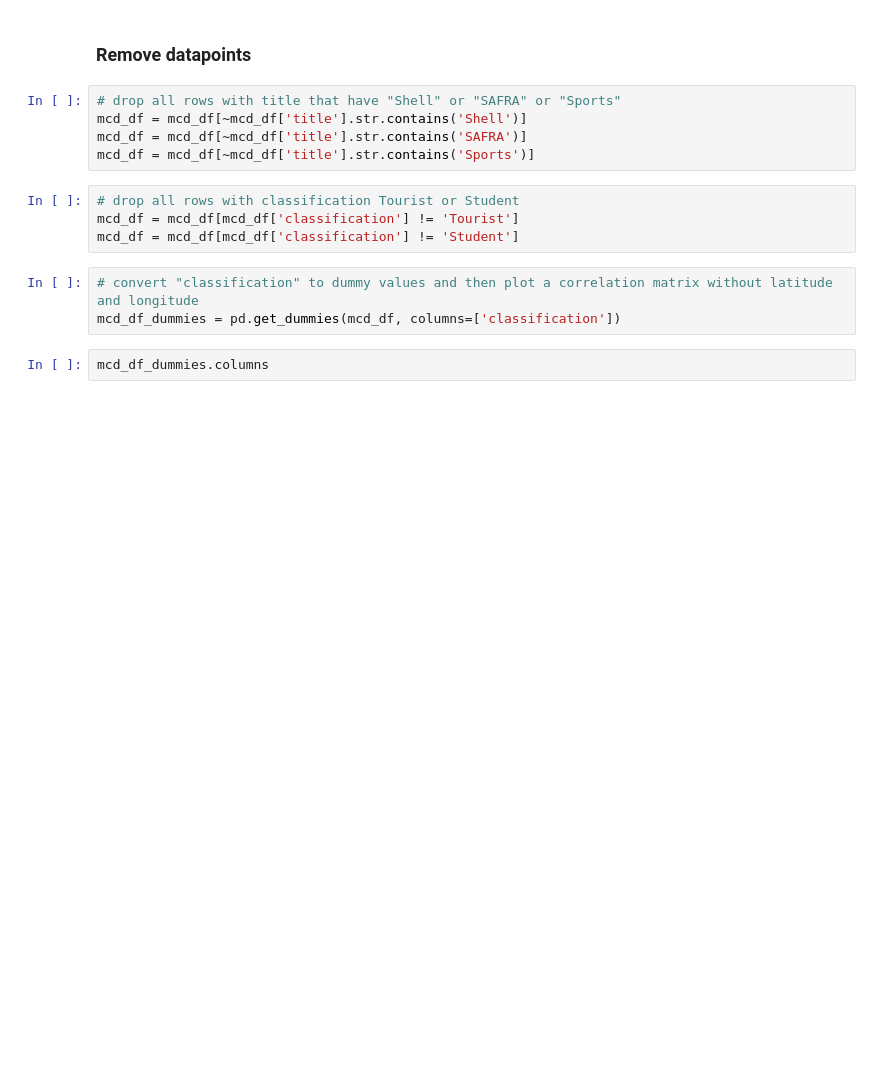
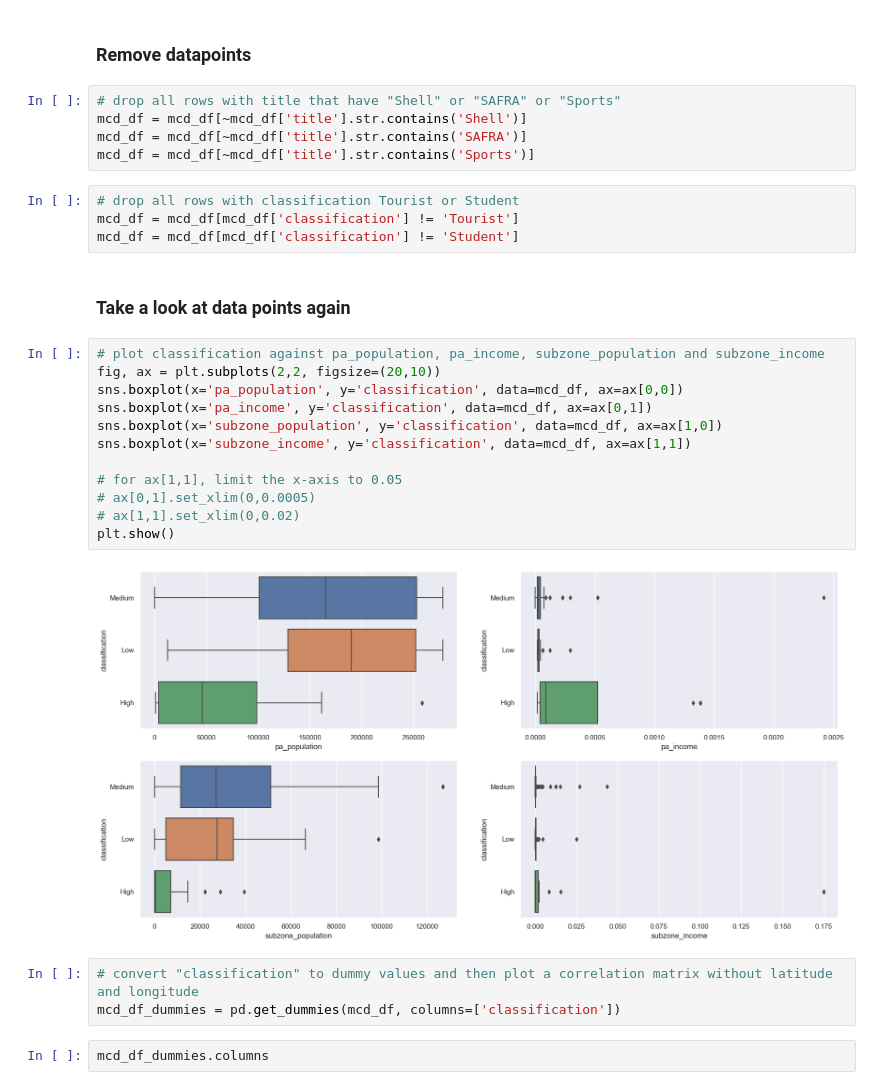
Before and after one commit to NicsLvl/McPredictor, a Jupyter notebook: mcd.ipynb, the cells around one changed output. Saved outputs shown, nothing was run; the diff lists cells and outputs as text; blank space fills up the shorter version.

```diff
--- a/mcd.ipynb
+++ b/mcd.ipynb
@@ -948,6 +960,22 @@ mcd_df = mcd_df[~mcd_df['title'].str.contains('Sports')]
 # drop all rows with classification Tourist or Student
 mcd_df = mcd_df[mcd_df['classification'] != 'Tourist']
 mcd_df = mcd_df[mcd_df['classification'] != 'Student']
+# %% [markdown]
+### Take a look at data points again
+# %%
+# plot classification against pa_population, pa_income, subzone_population and subzone_income
+fig, ax = plt.subplots(2,2, figsize=(20,10))
+sns.boxplot(x='pa_population', y='classification', data=mcd_df, ax=ax[0,0])
+sns.boxplot(x='pa_income', y='classification', data=mcd_df, ax=ax[0,1])
+sns.boxplot(x='subzone_population', y='classification', data=mcd_df, ax=ax[1,0])
+sns.boxplot(x='subzone_income', y='classification', data=mcd_df, ax=ax[1,1])
+
+# for ax[1,1], limit the x-axis to 0.05
+# ax[0,1].set_xlim(0,0.0005)
+# ax[1,1].set_xlim(0,0.02)
+plt.show()
+# %% [output]
+[figure, added]
 # %%
 # convert "classification" to dummy values and then plot a correlation matrix without latitude and longitude
 mcd_df_dummies = pd.get_dummies(mcd_df, columns=['classification'])
```
Also changed, not shown: parts of 29 cells of this notebook, 5 other files.
